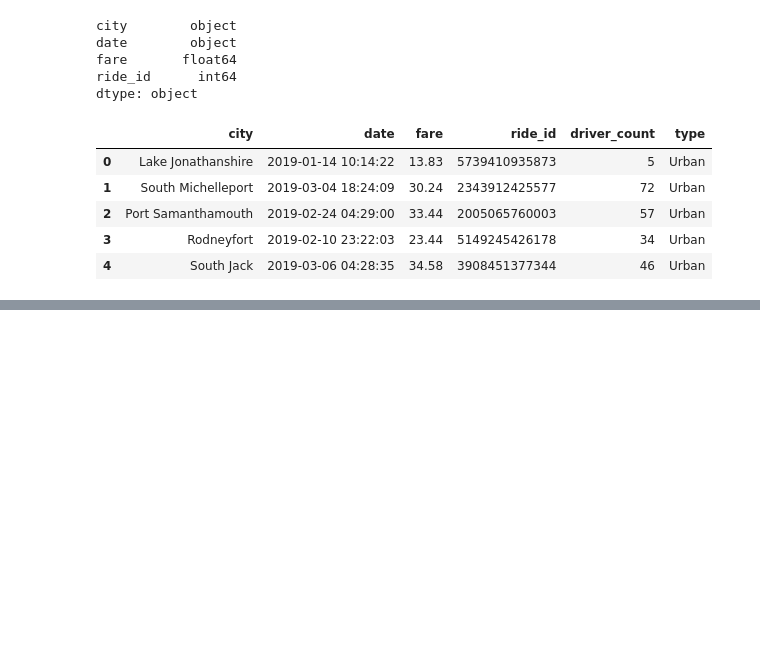
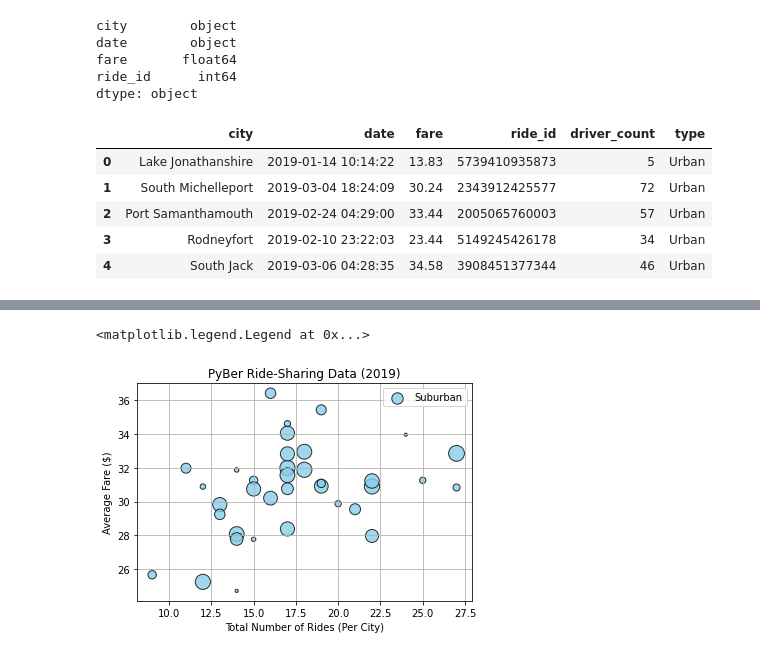
Before and after one commit to shanl5/PyBer_Analysis, a Jupyter notebook: PyBer.ipynb, the cells around one changed output, grey strips where cells are left out. Drawn from its saved outputs; the diff is of its cells as text; code cells hidden in the pictures; blank space fills up the shorter version.

```diff
--- a/PyBer.ipynb
+++ b/PyBer.ipynb
@@ -194,0 +245,8 @@ pyber_data_df.head()
+# %%
+# Create the suburban and rural ride count.
+suburban_ride_count = suburban_cities_df.groupby(["city"]).count()["ride_id"]
+
+rural_ride_count = rural_cities_df.groupby(["city"]).count()["ride_id"]
+
+# "We now have one of the three datasets we need to create a bubble chart. Next, we'll use the `groupby()` function on the city
+# type DataFrames to get the average fare for each city type. This will be our second dataset." ...
@@ -194,0 +270,7 @@ pyber_data_df.head()
+# %%
+# Get average fare for each city in the suburban and rural cities.
+suburban_avg_fare = suburban_cities_df.groupby(["city"]).mean()["fare"]
+rural_avg_fare = rural_cities_df.groupby(["city"]).mean()["fare"]
+
+# "Now we have two of three datasets we need to create a bubble chart. Next, we'll use the `groupby()` function on the city type
+# DataFrames to get the average number of drivers for each city type. This will be our third and final dataset." ...
@@ -194,0 +294,10 @@ pyber_data_df.head()
+# %%
+# Get the average number of drivers for each city for the suburban and rural cities.
+suburban_driver_count = suburban_cities_df.groupby(["city"]).mean()["driver_count"]
+rural_driver_count = rural_cities_df.groupby(["city"]).mean()["driver_count"]
+
+# "Now we have all our data and can begin to create our bubble chart!"
+
+# nb "With the number of rides and the average fare for each city type, you can create a simple scatter, but Omar said that V.
+# Isualize wants to see how the rides and fare stack are affected by the average number of drivers for each city type.  This
+# will help V. Isualize make key decisions about where resources and support are needed."
@@ -194,0 +341,20 @@ pyber_data_df.head()
+# %%
+# -- Create the Suburban Cities Bubble Chart
+
+# ... "create the same bubble chart as ... for the urban cities chart but change the color to sky blue." ...
+
+# Build the scatter plots for suburban cities.
+plt.scatter(suburban_ride_count,
+            suburban_avg_fare,
+            s=10*suburban_driver_count, c="skyblue",
+            edgecolor="k", linewidths=1,
+            alpha=0.8, label="Suburban")
+plt.title("PyBer Ride-Sharing Data (2019)")
+plt.ylabel("Average Fare ($)")
+plt.xlabel("Total Number of Rides (Per City)")
+plt.grid(True)
+# Add the legend.
+plt.legend()
+# %% [output]
+<matplotlib.legend.Legend at 0x...>
+[figure, added]
```
Also changed, not shown: parts of 11 cells of this notebook, 1 other file.
